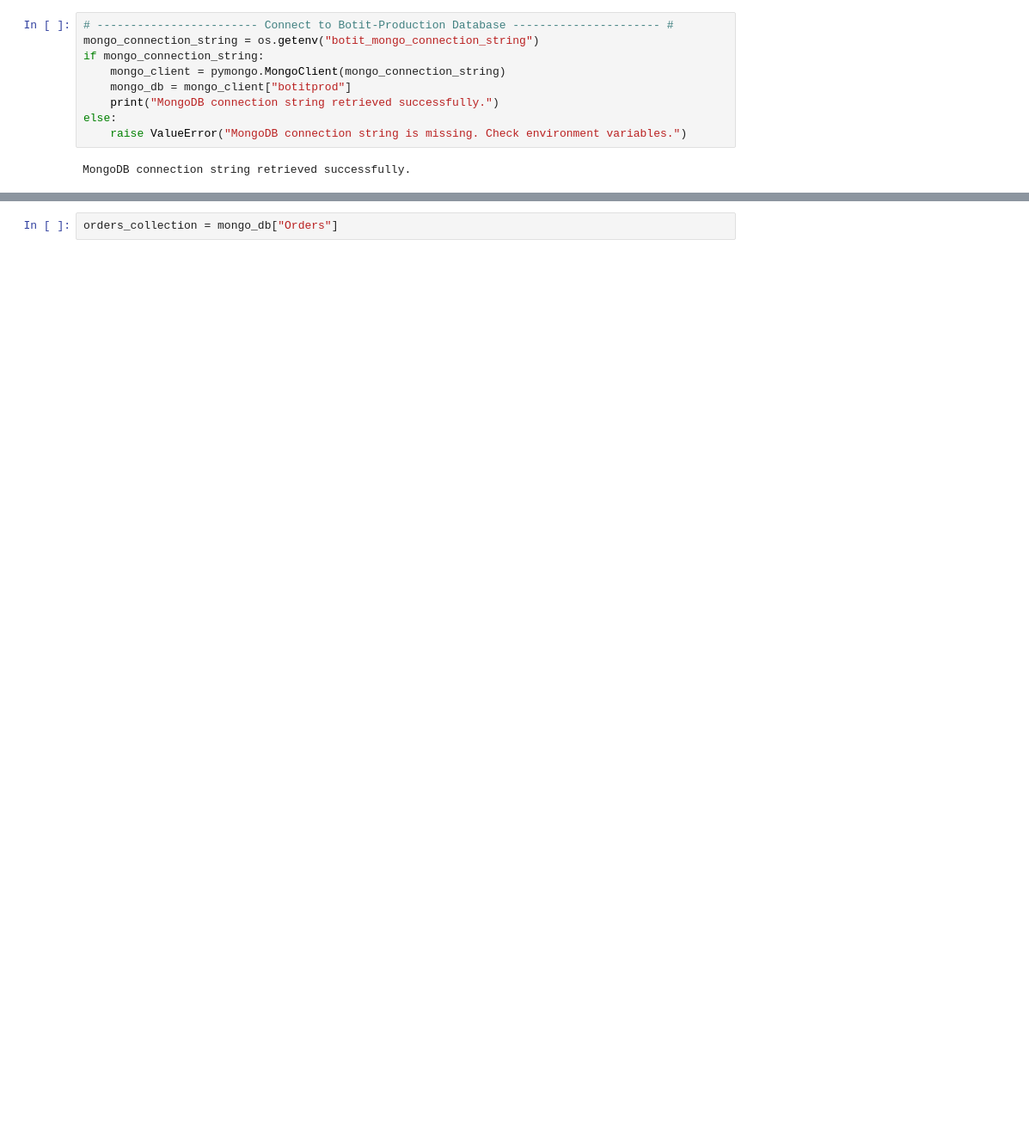
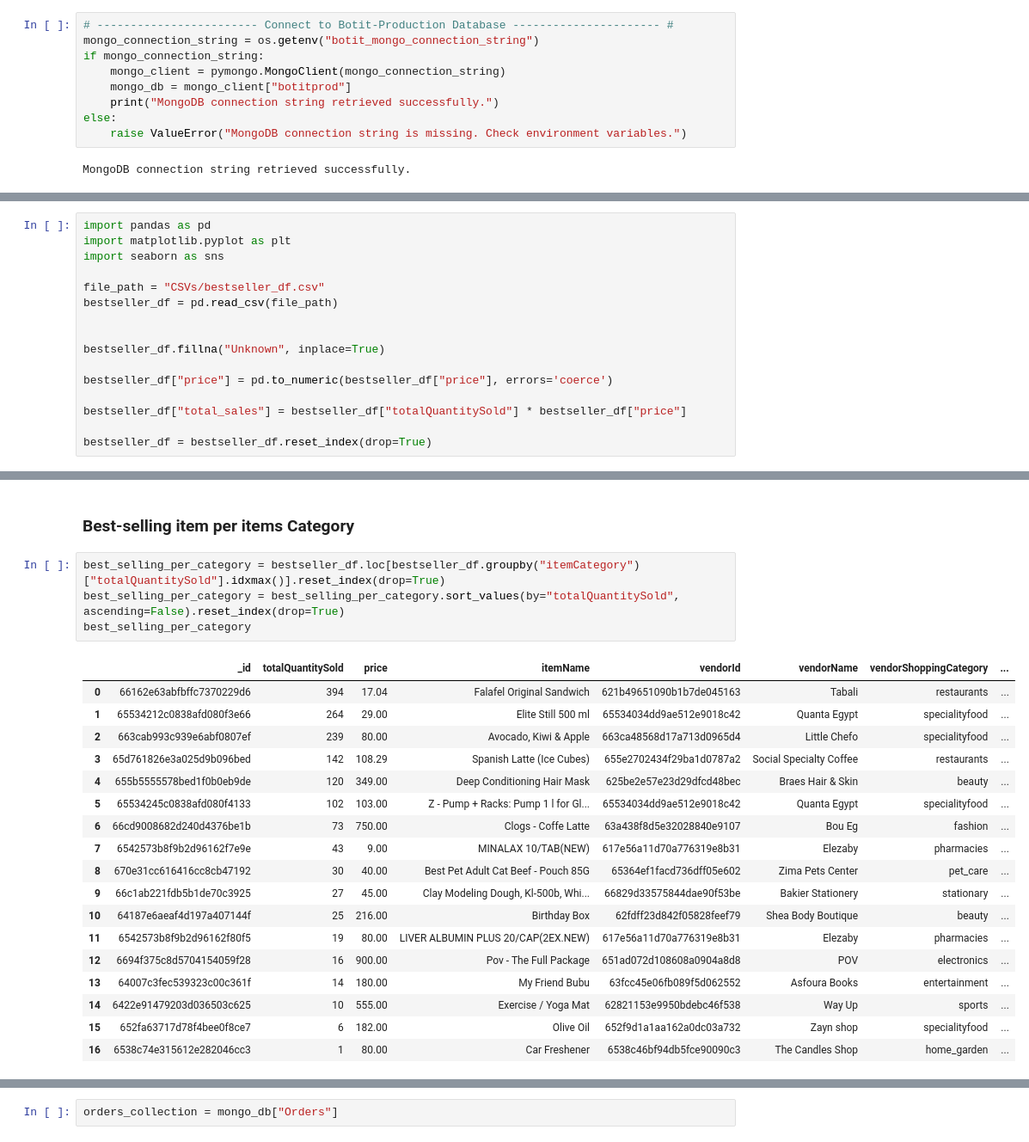
Before and after one commit to Huss8in/etl-mongo-aggregation-runner, a Jupyter notebook: pipelines_report.ipynb, the cells around one changed output, grey strips where cells are left out. Shown at 86% size. Saved outputs shown, nothing was run; the diff lists cells and outputs as text; blank space fills up the shorter version.

```diff
--- a/pipelines_report.ipynb
+++ b/pipelines_report.ipynb
@@ -25,0 +96,16 @@ MongoDB connection string retrieved successfully.
+# %%
+import pandas as pd
+import matplotlib.pyplot as plt
+import seaborn as sns
+
+file_path = "CSVs/bestseller_df.csv"
+bestseller_df = pd.read_csv(file_path)
+
+
+bestseller_df.fillna("Unknown", inplace=True)
+
+bestseller_df["price"] = pd.to_numeric(bestseller_df["price"], errors='coerce')
+
+bestseller_df["total_sales"] = bestseller_df["totalQuantitySold"] * bestseller_df["price"]
+
+bestseller_df = bestseller_df.reset_index(drop=True)
@@ -25,0 +148,25 @@ MongoDB connection string retrieved successfully.
+# %% [markdown]
+### Best-selling item per items Category
+# %%
+best_selling_per_category = bestseller_df.loc[bestseller_df.groupby("itemCategory")["totalQuantitySold"].idxmax()].reset_index(drop=True)
+best_selling_per_category = best_selling_per_category.sort_values(by="totalQuantitySold", ascending=False).reset_index(drop=True)
+best_selling_per_category
+# %% [output]
+|  | _id | totalQuantitySold | price | itemName | vendorId | vendorName | vendorShoppingCategory | ... |
+| 0 | 66162e63abfbffc7370229d6 | 394 | 17.04 | Falafel Original Sandwich | 621b49651090b1b7de045163 | Tabali | restaurants | ... |
+| 1 | 65534212c0838afd080f3e66 | 264 | 29.00 | Elite Still 500 ml | 65534034dd9ae512e9018c42 | Quanta Egypt | specialityfood | ... |
+| 2 | 663cab993c939e6abf0807ef | 239 | 80.00 | Avocado, Kiwi & Apple | 663ca48568d17a713d0965d4 | Little Chefo | specialityfood | ... |
+| 3 | 65d761826e3a025d9b096bed | 142 | 108.29 | Spanish Latte (Ice Cubes) | 655e2702434f29ba1d0787a2 | Social Specialty Coffee | restaurants | ... |
+| 4 | 655b5555578bed1f0b0eb9de | 120 | 349.00 | Deep Conditioning Hair Mask | 625be2e57e23d29dfcd48bec | Braes Hair & Skin | beauty | ... |
+| 5 | 65534245c0838afd080f4133 | 102 | 103.00 | Z - Pump + Racks: Pump 1 l for Gl... | 65534034dd9ae512e9018c42 | Quanta Egypt | specialityfood | ... |
+| 6 | 66cd9008682d240d4376be1b | 73 | 750.00 | Clogs - Coffe Latte | 63a438f8d5e32028840e9107 | Bou Eg | fashion | ... |
+| 7 | 6542573b8f9b2d96162f7e9e | 43 | 9.00 | MINALAX 10/TAB(NEW) | 617e56a11d70a776319e8b31 | Elezaby | pharmacies | ... |
+| 8 | 670e31cc616416cc8cb47192 | 30 | 40.00 | Best Pet Adult Cat Beef - Pouch 85G | 65364ef1facd736dff05e602 | Zima Pets Center | pet_care | ... |
+| 9 | 66c1ab221fdb5b1de70c3925 | 27 | 45.00 | Clay Modeling Dough, Kl-500b, Whi... | 66829d33575844dae90f53be | Bakier Stationery | stationary | ... |
+| 10 | 64187e6aeaf4d197a407144f | 25 | 216.00 | Birthday Box | 62fdff23d842f05828feef79 | Shea Body Boutique | beauty | ... |
+| 11 | 6542573b8f9b2d96162f80f5 | 19 | 80.00 | LIVER ALBUMIN PLUS 20/CAP(2EX.NEW) | 617e56a11d70a776319e8b31 | Elezaby | pharmacies | ... |
+| 12 | 6694f375c8d5704154059f28 | 16 | 900.00 | Pov - The Full Package | 651ad072d108608a0904a8d8 | POV | electronics | ... |
+| 13 | 64007c3fec539323c00c361f | 14 | 180.00 | My Friend Bubu | 63fcc45e06fb089f5d062552 | Asfoura Books | entertainment | ... |
+| 14 | 6422e91479203d036503c625 | 10 | 555.00 | Exercise / Yoga Mat | 62821153e9950bdebc46f538 | Way Up | sports | ... |
+| 15 | 652fa63717d78f4bee0f8ce7 | 6 | 182.00 | Olive Oil | 652f9d1a1aa162a0dc03a732 | Zayn shop | specialityfood | ... |
+| 16 | 6538c74e315612e282046cc3 | 1 | 80.00 | Car Freshener | 6538c46bf94db5fce90090c3 | The Candles Shop | home_garden | ... |
```
Also changed, not shown: parts of 19 cells of this notebook.
